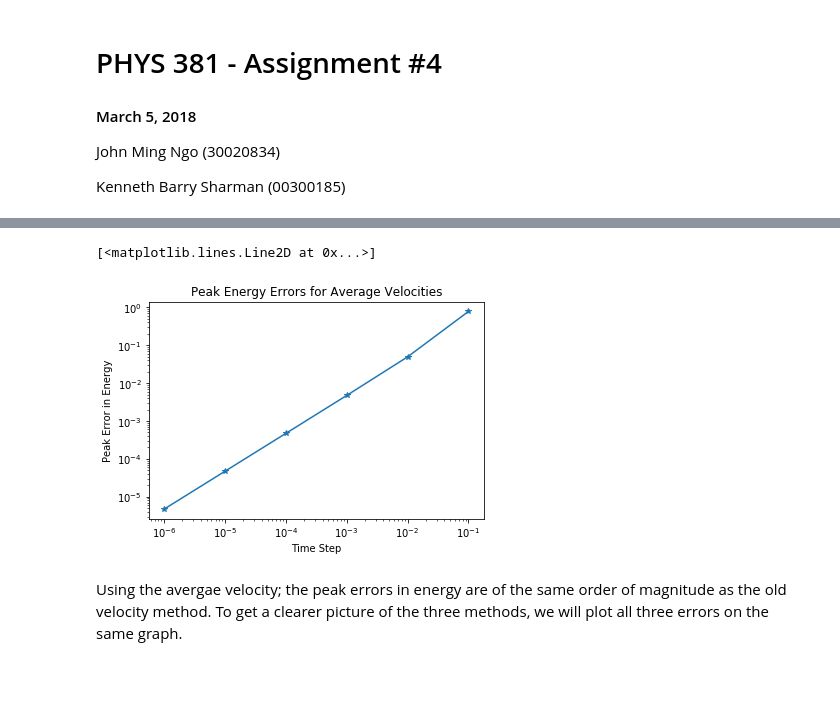
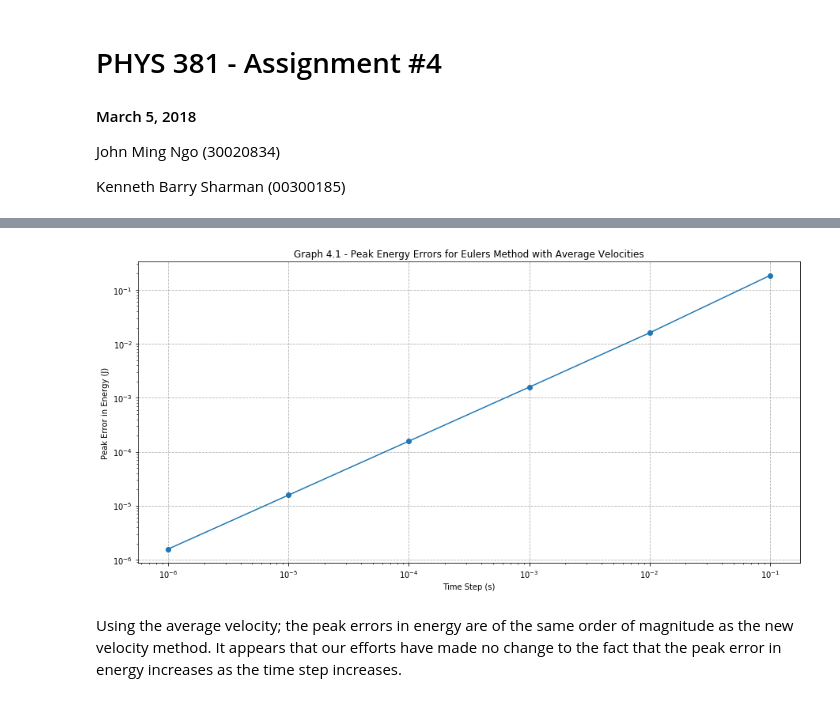
Before and after one commit to DarkwarriorJ/PHYS-381-Jackel, a Jupyter notebook: Assignment4_JandK.ipynb, the cells around one changed output, grey strips where cells are left out. Drawn from its saved outputs; the diff is of its cells as text; code cells hidden in the pictures.

```diff
--- a/Assignment4_JandK.ipynb
+++ b/Assignment4_JandK.ipynb
@@ -286,19 +226,6 @@ def eulerSpringSystemOldAndNewVelocities(m = 1.0, k = 1.0, x = 1.0, v = 0.0, dt
-# %%
-peakE3 = []
-deltaList = [1e-6, 1e-5, 1e-4, 1e-3, 1e-2, 1e-1]
-for delta in deltaList:
-    x, v, a, t = eulerSpringSystemOldAndNewVelocities(dt=delta, numPeriods=3)
-    E = 0.5*m*v**2 + 0.5*k*x**2
-    peakE3.append( np.max( np.abs(E-initialEnergy(m, k)) ))
-
-plt.title('Peak Energy Errors for Average Velocities')
-plt.ylabel('Peak Error in Energy')
-plt.xlabel('Time Step')
-plt.xscale('log')
-plt.yscale('log')
-plt.plot(deltaList, peakE3, '*-')
-# %% [output]
-[<matplotlib.lines.Line2D at 0x...>]
-[figure, removed]
+# %%
+plotEnergyErrorGraph('Graph 4.1 - Peak Energy Errors for Eulers Method with Average Velocities', 'average')
+# %% [output]
+[figure, added]
 # %% [markdown]
-Using the avergae velocity; the peak errors in energy are of the same order of magnitude as the old velocity method. To get a clearer picture of the three methods, we will plot all three errors on the same graph.
+Using the average velocity; the peak errors in energy are of the same order of magnitude as the new velocity method. It appears that our efforts have made no change to the fact that the peak error in energy increases as the time step increases.
```
Also changed, not shown: parts of 31 cells of this notebook.
